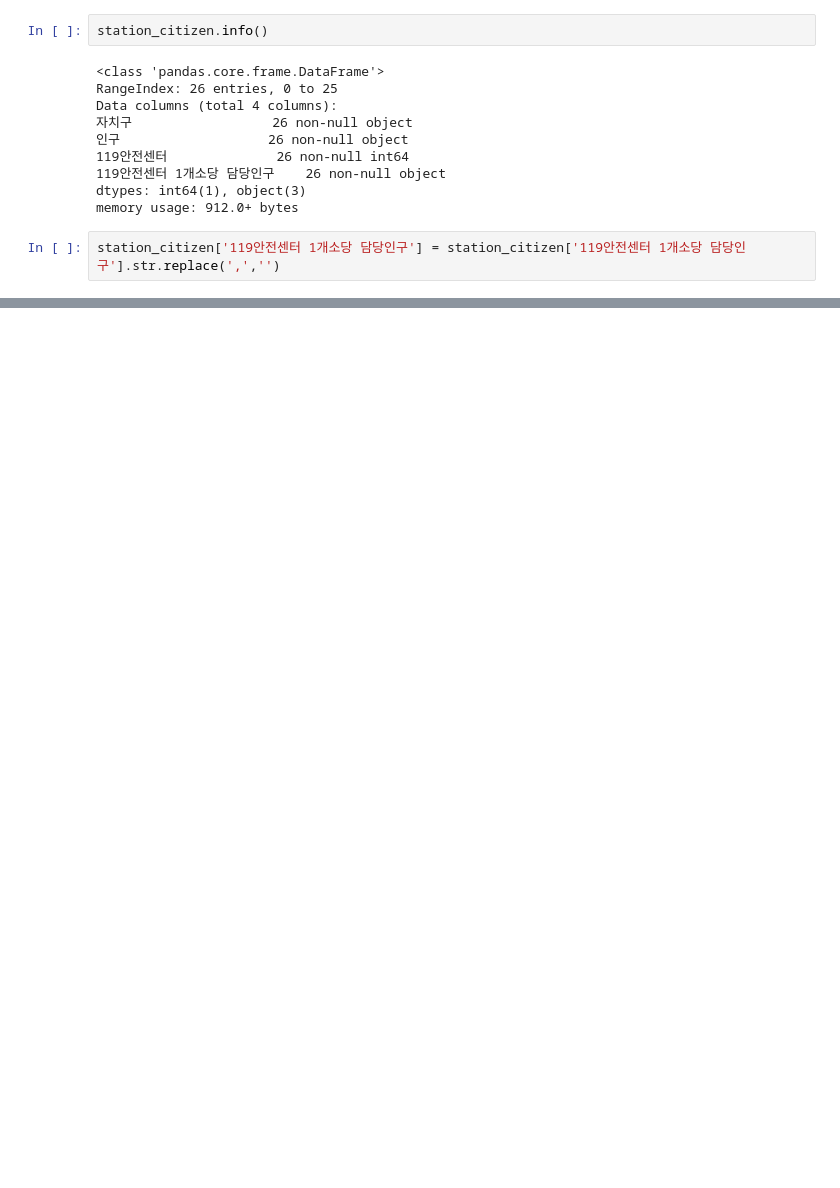
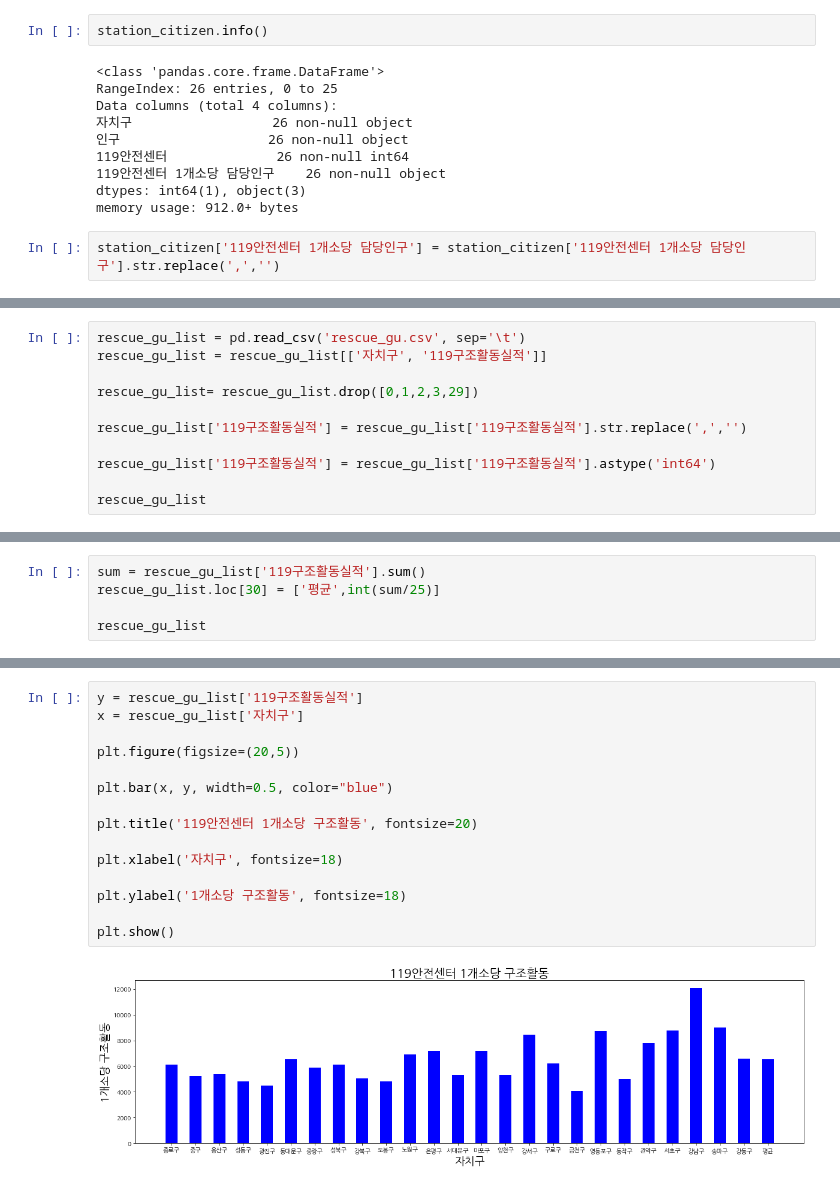
Before and after one commit to HyunJung27/DSC_119, a Jupyter notebook: 119 안전센터의 확장.ipynb, the cells around one changed output, grey strips where cells are left out. Drawn from its saved outputs; the diff is of its cells as text; blank space fills up the shorter version.

```diff
--- a/119 안전센터의 확장.ipynb
+++ b/119 안전센터의 확장.ipynb
@@ -90,0 +93,11 @@ plt.show()
+# %%
+rescue_gu_list = pd.read_csv('rescue_gu.csv', sep='\t')
+rescue_gu_list = rescue_gu_list[['자치구', '119구조활동실적']]
+
+rescue_gu_list= rescue_gu_list.drop([0,1,2,3,29])
+
+rescue_gu_list['119구조활동실적'] = rescue_gu_list['119구조활동실적'].str.replace(',','')
+
+rescue_gu_list['119구조활동실적'] = rescue_gu_list['119구조활동실적'].astype('int64')
+
+rescue_gu_list
@@ -90,0 +122,5 @@ plt.show()
+# %%
+sum = rescue_gu_list['119구조활동실적'].sum()
+rescue_gu_list.loc[30] = ['평균',int(sum/25)]
+
+rescue_gu_list
@@ -90,0 +145,17 @@ plt.show()
+# %%
+y = rescue_gu_list['119구조활동실적']
+x = rescue_gu_list['자치구']
+
+plt.figure(figsize=(20,5))
+
+plt.bar(x, y, width=0.5, color="blue")
+
+plt.title('119안전센터 1개소당 구조활동', fontsize=20)
+
+plt.xlabel('자치구', fontsize=18)
+
+plt.ylabel('1개소당 구조활동', fontsize=18)
+
+plt.show()
+# %% [output]
+[figure, added]
```
Also changed, not shown: parts of 15 cells of this notebook, 1 other file.
